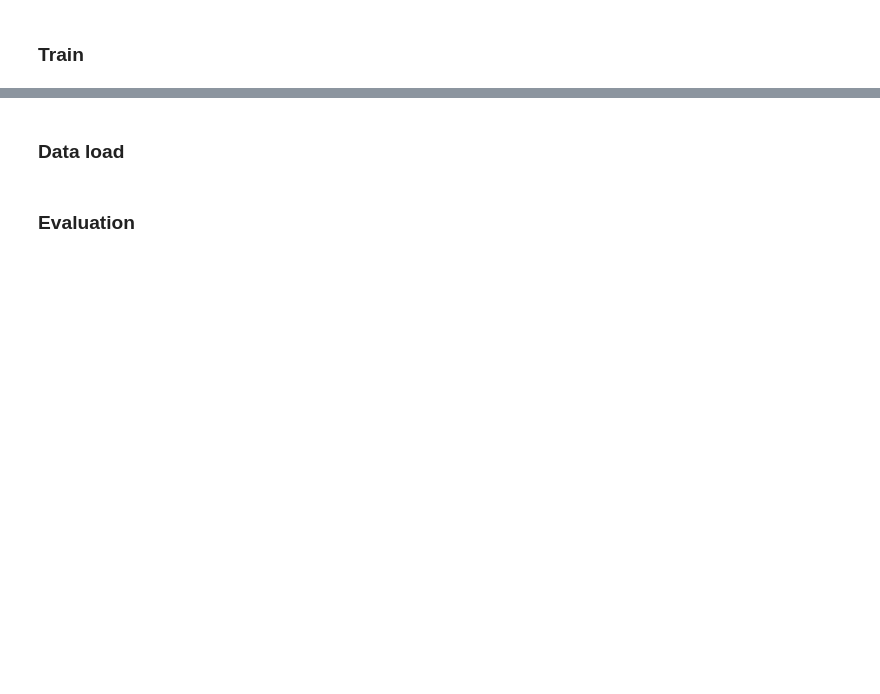
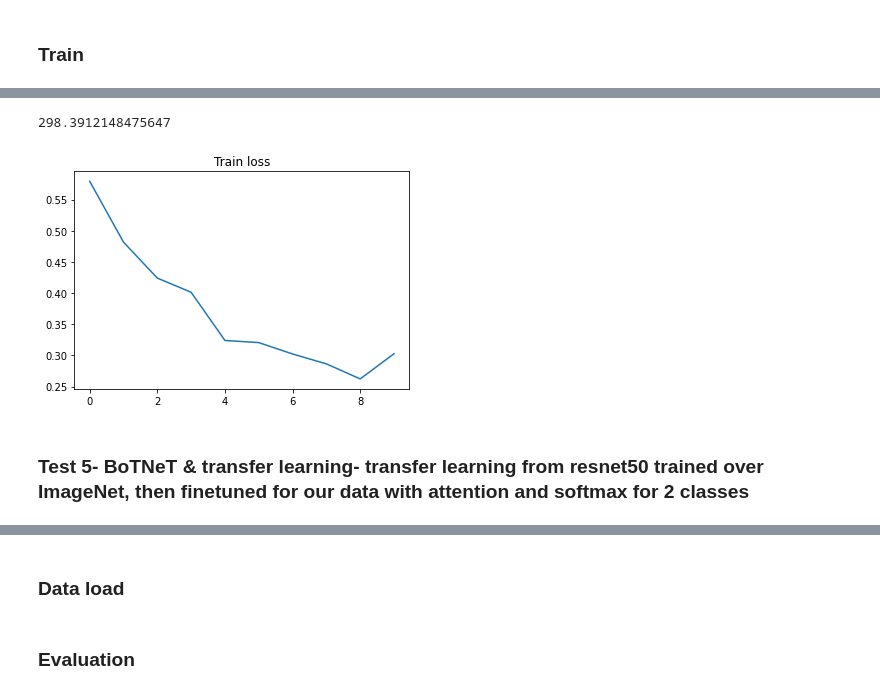
Before and after one commit to GalRabin/botnet50, a Jupyter notebook: botnet50.ipynb, the cells around one changed output, grey strips where cells are left out. Drawn from its saved outputs; the diff is of its cells as text; code cells hidden in the pictures; blank space fills up the shorter version.

```diff
--- a/botnet50.ipynb
+++ b/botnet50.ipynb
@@ -354,16 +354,18 @@ class BottleNeck(nn.Module):
 # %%
 class BotNet50(nn.Module):
     def __init__(self,
-          dim: int = 1024, #256,
-          fmap_size: int = 14, #56,
-          dim_out: int = 2048,
-          proj_factor: int = 4,
-          num_layers: int = 3,
-          heads: int = 4,
-          dim_head: int = 128,
-          downsample: bool = True,
-          rel_pos_emb: bool = False,
-          activation=nn.ReLU()):
+                 resnet: nn.Module,
+                 freeze: bool = False,
+                 dim: int = 1024, #256,
+                 fmap_size: int = 14, #56,
+                 dim_out: int = 2048,
+                 proj_factor: int = 4,
+                 num_layers: int = 3,
+                 heads: int = 4,
+                 dim_head: int = 128,
+                 downsample: bool = True,
+                 rel_pos_emb: bool = False,
+                 activation=nn.ReLU()):
         """ BotNet50.
 
           Args:
@@ -391,9 +393,8 @@ class BotNet50(nn.Module):
             activation=activation
         )
 
-        resnet = resnet50()
-
-        # model surgery
+        if freeze:
+          resnet.requires_grad_(False)
 
         backbone = list(resnet.children())
 
@@ -531,0 +580,5 @@ plot_loss(baseline_train_loss)
+# %%
+resnet = resnet50()
+botnet = BotNet50(resnet).to(DEVICE)
+botnet_optimizer = torch.optim.SGD(botnet.parameters(), lr=LEARNING_RATE, momentum=MOMENTUM, weight_decay=WEIGHT_DECAY)
+botnet_train_loss, botnet_train_time = train(botnet, botnet_optimizer)
@@ -531,0 +603,10 @@ plot_loss(baseline_train_loss)
+# %%
+botnet_train_time
+# %% [output]
+298.3912148475647
+# %%
+plot_loss(botnet_train_loss)
+# %% [output]
+[figure, added]
+# %% [markdown]
+### Test 5- BoTNeT & transfer learning- transfer learning from resnet50 trained over ImageNet, then finetuned for our data with attention and softmax for 2 classes
```
Also changed, not shown: parts of 24 cells of this notebook.
